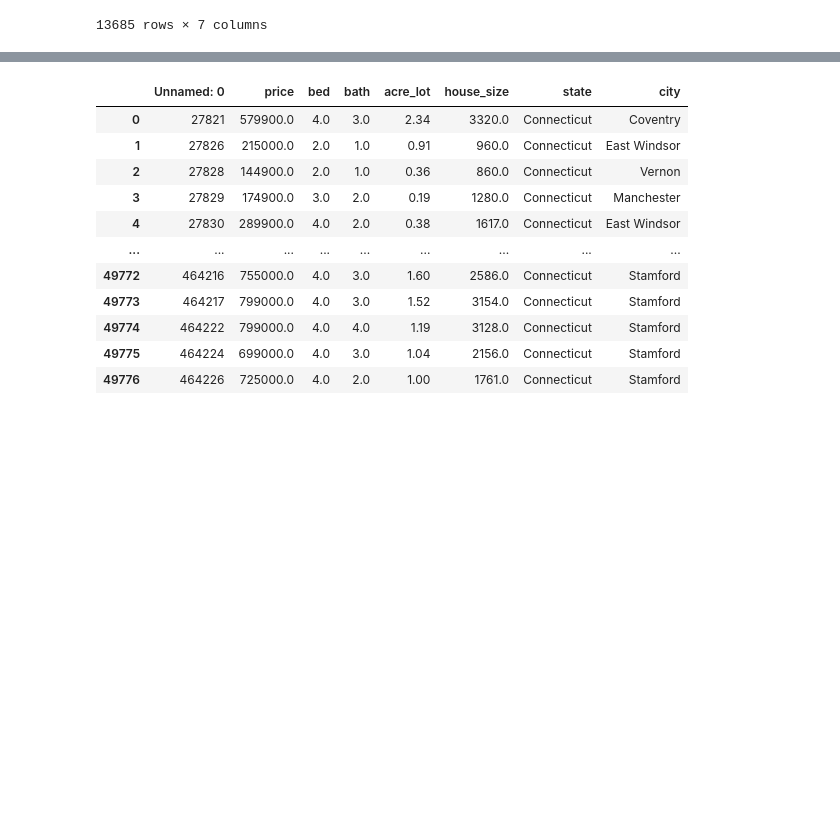
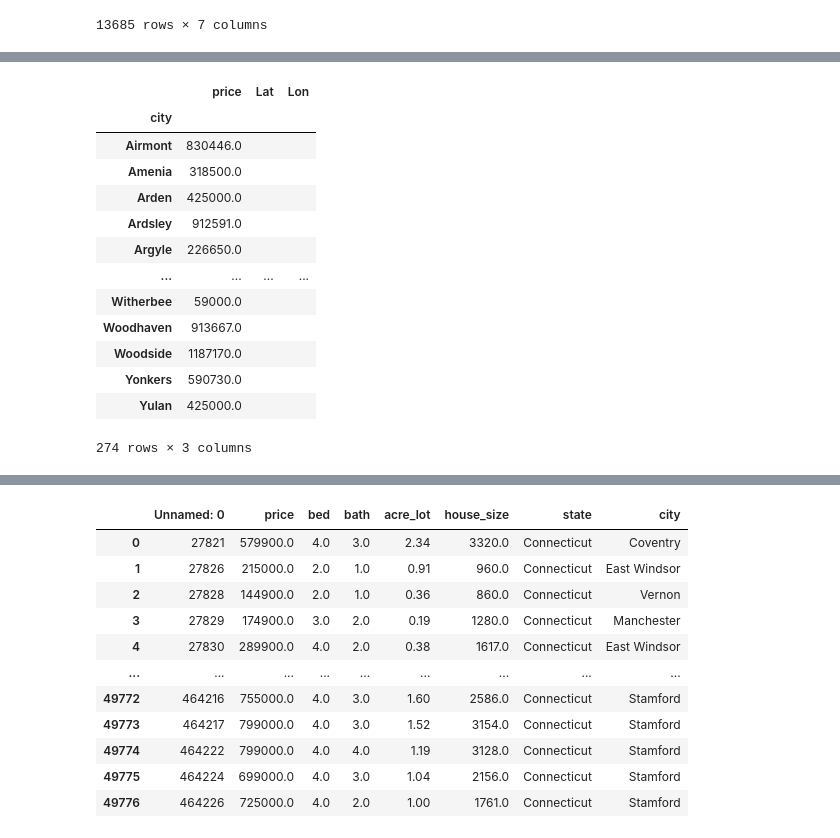
Before and after one commit to NMcHale029/BC-Project-1, a Jupyter notebook: cites.ipynb, the cells around one changed output, grey strips where cells are left out. Drawn from its saved outputs; the diff is of its cells as text; code cells hidden in the pictures; blank space fills up the shorter version.

```diff
--- a/cites.ipynb
+++ b/cites.ipynb
@@ -167,0 +166,20 @@ Index(['price', 'bed', 'bath', 'acre_lot', 'house_size', 'state', 'city'], dtype
+# %%
+#drop columns so can keep just the price, Lat and Lon. The df is indexed with the city
+ny_cities = ny_cities[['price','Lat','Lon']]
+ny_cities = ny_cities.dropna()
+ny_cities
+# %% [output]
+|  | price | Lat | Lon |
+| city |  |  |  |
+| Airmont | 830446.0 |  |  |
+| Amenia | 318500.0 |  |  |
+| Arden | 425000.0 |  |  |
+| Ardsley | 912591.0 |  |  |
+| Argyle | 226650.0 |  |  |
+| ... | ... | ... | ... |
+| Witherbee | 59000.0 |  |  |
+| Woodhaven | 913667.0 |  |  |
+| Woodside | 1187170.0 |  |  |
+| Yonkers | 590730.0 |  |  |
+| Yulan | 425000.0 |  |  |
+274 rows × 3 columns
```
Also changed, not shown: parts of 18 cells of this notebook.
